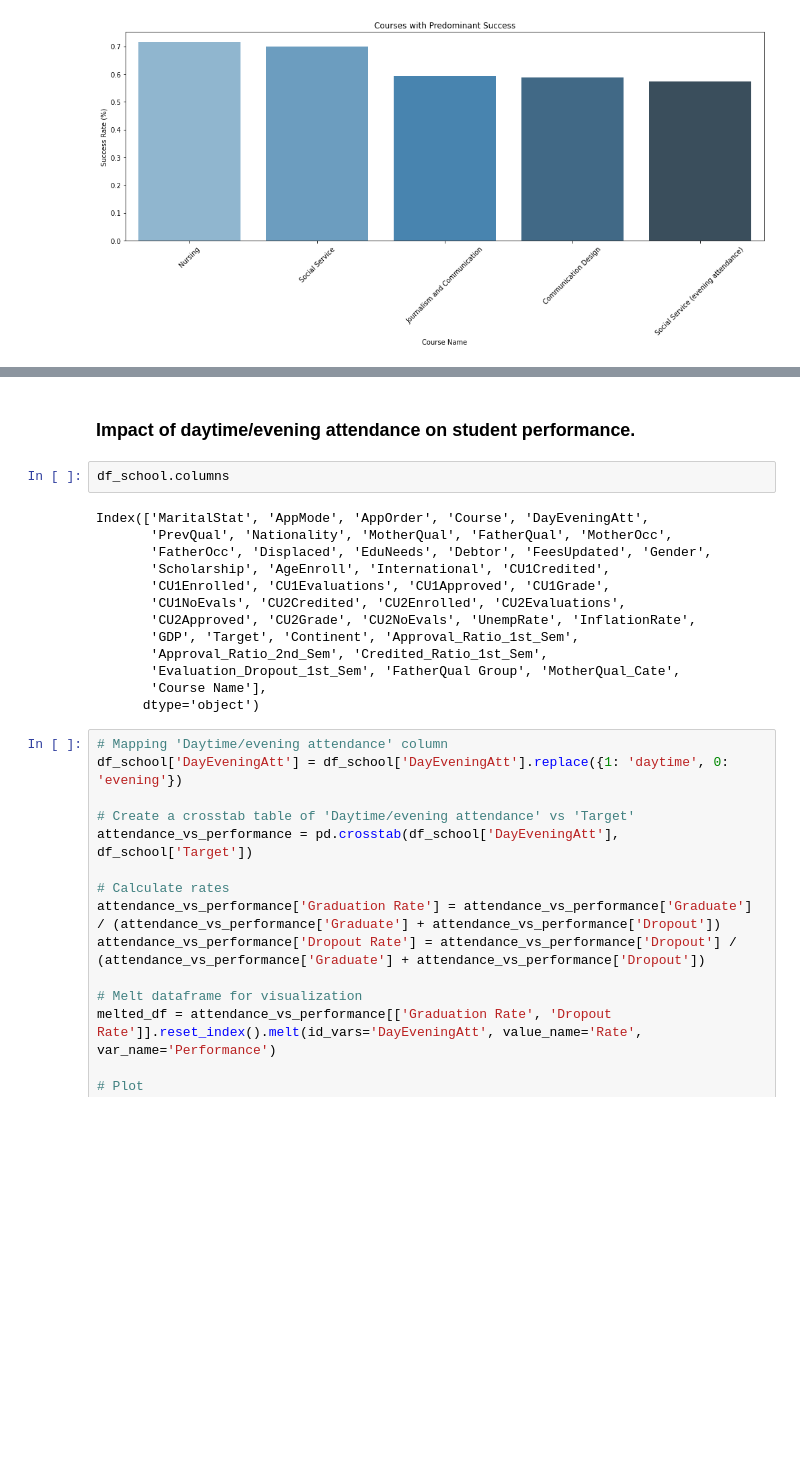
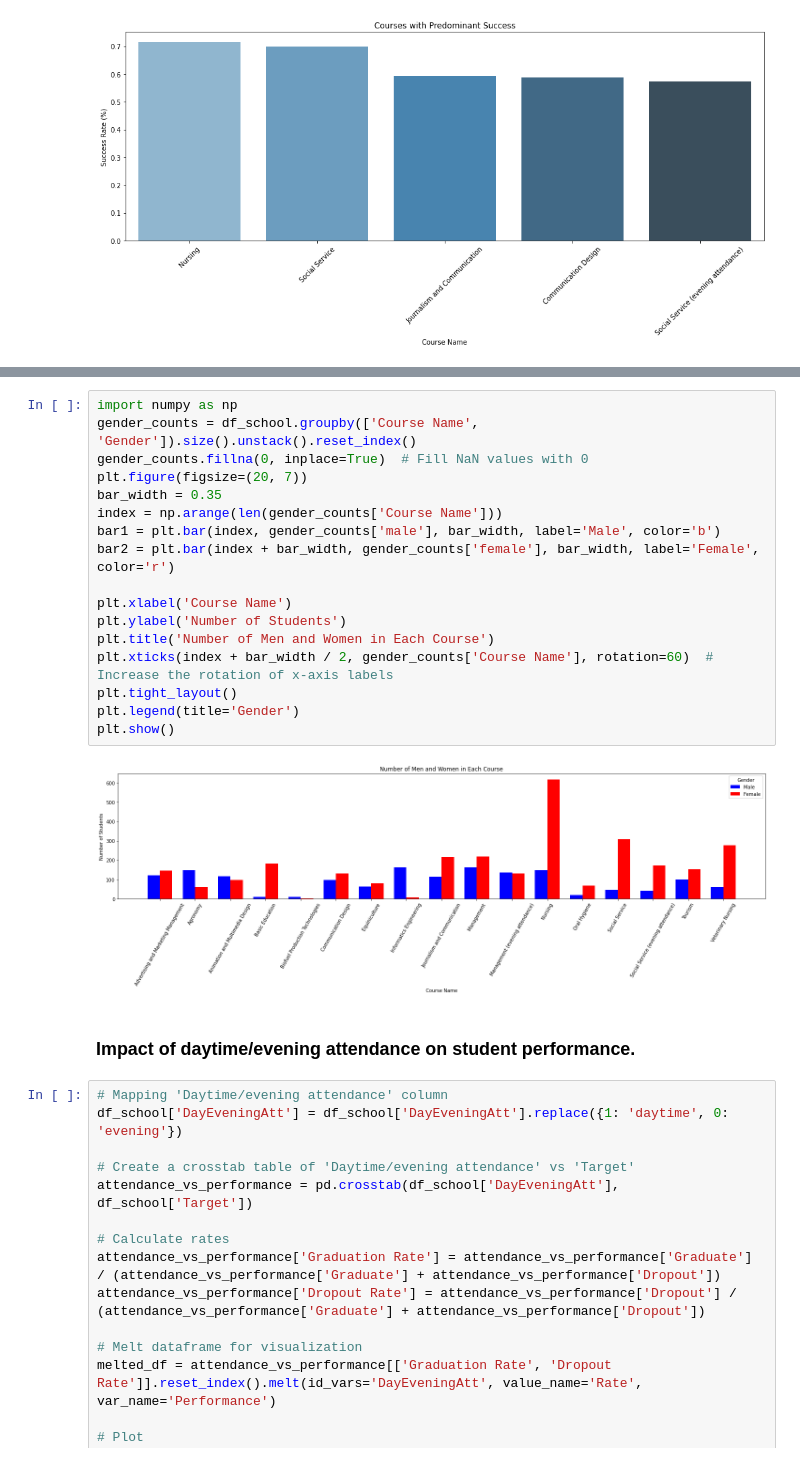
Before and after one commit to KANUBALAD/ML-Fairness-in-School-DropOut-, a Jupyter notebook: Notebooks/EDA of School Dropout Dataset.ipynb, the cells around one changed output, grey strips where cells are left out. Drawn from its saved outputs; the diff is of its cells as text; blank space fills up the shorter version.

```diff
--- a/Notebooks/EDA of School Dropout Dataset.ipynb
+++ b/Notebooks/EDA of School Dropout Dataset.ipynb
@@ -679,20 +663,24 @@ plt.show()
+# %%
+import numpy as np
+gender_counts = df_school.groupby(['Course Name', 'Gender']).size().unstack().reset_index()
+gender_counts.fillna(0, inplace=True)  # Fill NaN values with 0
+plt.figure(figsize=(20, 7))
+bar_width = 0.35
+index = np.arange(len(gender_counts['Course Name']))
+bar1 = plt.bar(index, gender_counts['male'], bar_width, label='Male', color='b')
+bar2 = plt.bar(index + bar_width, gender_counts['female'], bar_width, label='Female', color='r')
+
+plt.xlabel('Course Name')
+plt.ylabel('Number of Students')
+plt.title('Number of Men and Women in Each Course')
+plt.xticks(index + bar_width / 2, gender_counts['Course Name'], rotation=60)  # Increase the rotation of x-axis labels
+plt.tight_layout()
+plt.legend(title='Gender')
+plt.show()
+# %% [output]
+[figure, added]
 # %% [markdown]
 ### Impact of daytime/evening attendance on student performance.
-# %%
-df_school.columns
-# %% [output]
-Index(['MaritalStat', 'AppMode', 'AppOrder', 'Course', 'DayEveningAtt',
-       'PrevQual', 'Nationality', 'MotherQual', 'FatherQual', 'MotherOcc',
-       'FatherOcc', 'Displaced', 'EduNeeds', 'Debtor', 'FeesUpdated', 'Gender',
-       'Scholarship', 'AgeEnroll', 'International', 'CU1Credited',
-       'CU1Enrolled', 'CU1Evaluations', 'CU1Approved', 'CU1Grade',
-       'CU1NoEvals', 'CU2Credited', 'CU2Enrolled', 'CU2Evaluations',
-       'CU2Approved', 'CU2Grade', 'CU2NoEvals', 'UnempRate', 'InflationRate',
-       'GDP', 'Target', 'Continent', 'Approval_Ratio_1st_Sem',
-       'Approval_Ratio_2nd_Sem', 'Credited_Ratio_1st_Sem',
-       'Evaluation_Dropout_1st_Sem', 'FatherQual Group', 'MotherQual_Cate',
-       'Course Name'],
-      dtype='object')
 # %%
 # Mapping 'Daytime/evening attendance' column
 df_school['DayEveningAtt'] = df_school['DayEveningAtt'].replace({1: 'daytime', 0: 'evening'})
```
Also changed, not shown: parts of 19 cells of this notebook.
